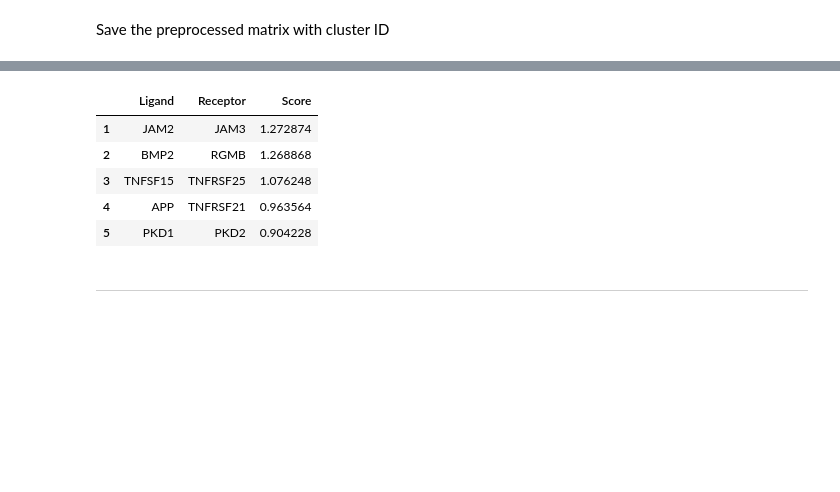
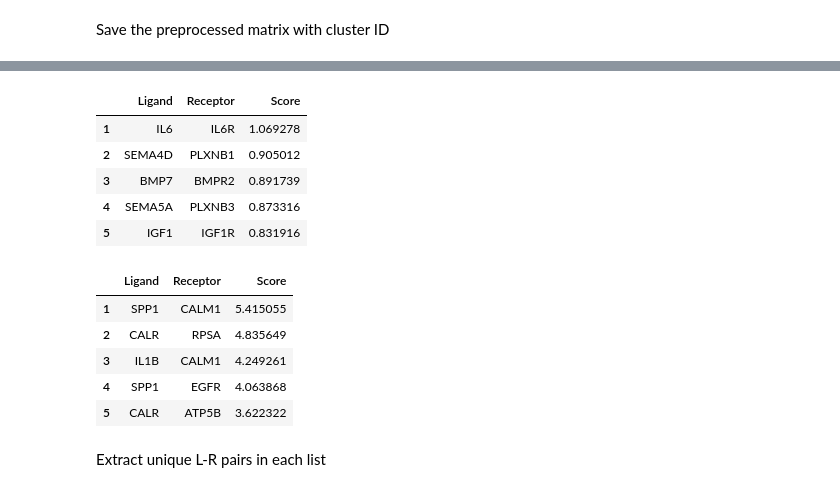
Before and after one commit to YinuoJin/BMEN_4480_final_project, a Jupyter notebook: preprocessing.ipynb, the cells around one changed output, grey strips where cells are left out. Drawn from its saved outputs; the diff is of its cells as text; code cells hidden in the pictures; blank space fills up the shorter version.

Commit message:
Updated weighted networks

```diff
--- a/preprocessing.ipynb
+++ b/preprocessing.ipynb
@@ -361,12 +376,22 @@ filtered_counts.to_csv(data_path + 'preprocessed_counts.csv', index=True, header
 # %%
-lr_interactions = pd.read_csv('top_rl_pairs/Tumor_Macrophage.1.csv', header=[0])
-lr_interactions.head()
+top_rl_pairs_orin = pd.read_csv('top_rl_pairs/Macrophage.1_Tumor.csv')
+top_rl_pairs_orin.head()
 # %% [output]
 |  | Ligand | Receptor | Score |
-| 1 | JAM2 | JAM3 | 1.272874 |
-| 2 | BMP2 | RGMB | 1.268868 |
-| 3 | TNFSF15 | TNFRSF25 | 1.076248 |
-| 4 | APP | TNFRSF21 | 0.963564 |
-| 5 | PKD1 | PKD2 | 0.904228 |
+| 1 | IL6 | IL6R | 1.069278 |
+| 2 | SEMA4D | PLXNB1 | 0.905012 |
+| 3 | BMP7 | BMPR2 | 0.891739 |
+| 4 | SEMA5A | PLXNB3 | 0.873316 |
+| 5 | IGF1 | IGF1R | 0.831916 |
-# %% [markdown]
----
+# %%
+top_rl_pairs_weighted = pd.read_csv('top_rl_pairs_weighted/Macrophage.1_Tumor.csv')
+top_rl_pairs_weighted.head()
+# %% [output]
+|  | Ligand | Receptor | Score |
+| 1 | SPP1 | CALM1 | 5.415055 |
+| 2 | CALR | RPSA | 4.835649 |
+| 3 | IL1B | CALM1 | 4.249261 |
+| 4 | SPP1 | EGFR | 4.063868 |
+| 5 | CALR | ATP5B | 3.622322 |
+# %% [markdown]
+Extract unique L-R pairs in each list
```
Also changed, not shown: parts of 8 cells of this notebook, 24 other files.
